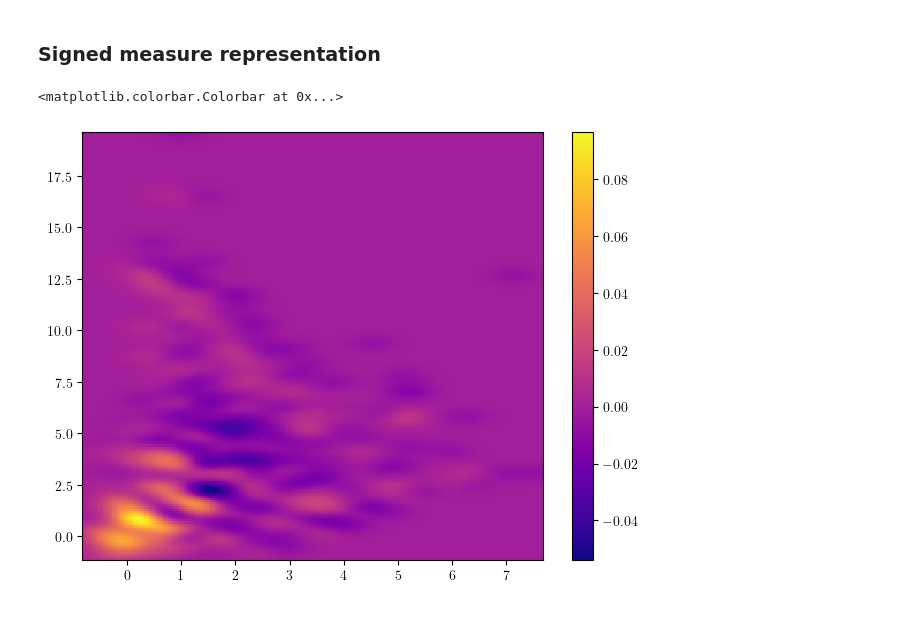
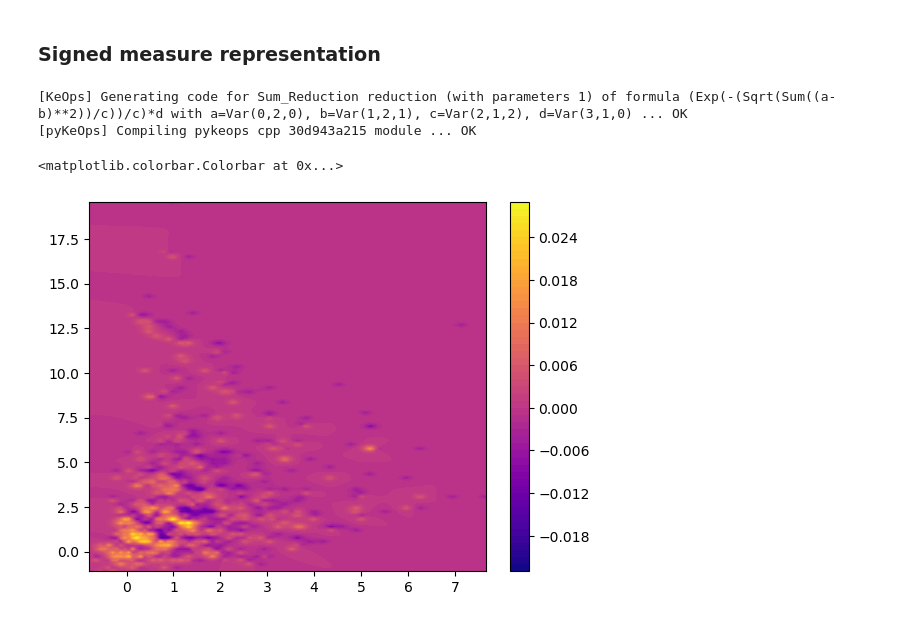
Before and after one commit to DavidLapous/multipers, a Jupyter notebook: docs/notebooks/immuno_img.ipynb, the cells around one changed output. Saved outputs shown, nothing was run; the diff lists cells and outputs as text; code cells hidden in the pictures.

```diff
--- a/docs/notebooks/immuno_img.ipynb
+++ b/docs/notebooks/immuno_img.ipynb
@@ -14,3 +14,7 @@ from multipers.plots import plot_signed_measure, plot_surface
 ## Dataset
 # %% [markdown]
 This dataset can be retrieved at [this address](https://github.com/MultiparameterTDAHistology/SpatialPatterningOfImmuneCells).
+# %%
+from pathlib import Path
+DATASET_PATH=Path("~/Datasets/").expanduser()
+!ls {DATASET_PATH}/LargeHypoxicRegion*
@@ -17,14 +24,14 @@ This dataset can be retrieved at [this address](https://github.com/Multiparamete
 # %%
-def get_immuno(i, DATASET_PATH=expanduser("~/Datasets/")):
-    immu_dataset = read_csv(DATASET_PATH+f"LargeHypoxicRegion{i}.csv")
+def get_immuno(i):
+    immu_dataset = read_csv(DATASET_PATH / f"LargeHypoxicRegion{i}.csv")
     X = np.array(immu_dataset['x'])
     X /= np.max(X)
     Y = np.asarray(immu_dataset['y'])
-    Y /= np.max(Y)
+    Y = Y/np.max(Y)
     labels = LabelEncoder().fit_transform(immu_dataset['Celltype'])
-    return np.concatenate([X[:,None], Y[:,None]], axis=1), labels
+    return np.concatenate([X[:,None], Y[:,None]], axis=1), labels, immu_dataset['Celltype']
 # %%
-X, labels = get_immuno(1)
+X, labels, label_names = get_immuno(1)
 idx = labels<=1 # we only take two labels for the plot
 x = X[idx]
 y = labels[idx]
@@ -41,5 +48,6 @@ from multipers.filtrations.density import KDE
 ## The rest of the code should still work without this constraint
 _labels = [0,2] # np.unique(labels)
 resolution=100
-grid = mp.grids.compute_grid(np.asarray([[0,1.]]*X.shape[1]), strategy="regular", resolution=resolution, dense=True)
+grid = mp.grids.compute_grid(np.asarray([[0,1.]]*X.shape[1]), strategy="regular", resolution=resolution)
+grid = mp.grids.todense(grid)
 densities = np.concatenate([KDE(bandwidth=.01, return_log=True).fit((x:=X[labels==idx])).score_samples(grid).reshape(*[resolution]*X.shape[1],1) for idx in _labels], axis=-1)
@@ -113,10 +123,12 @@ And signed measures can also be turned into a vector via a simple convolution
 # %%
 ## The Hilbert signed measure, convolved with an exponential kernel
 from multipers.filtrations.density import convolution_signed_measures
-img_grid = mp.grids.compute_grid(smh, strategy="regular", resolution=200)
+img_grid = mp.grids.compute_grid(smh[0][0].T, strategy="regular", resolution=200)
 img = convolution_signed_measures([smh], img_grid, bandwidth=.1, flatten=False, kernel = "exponential")
 stuff= plot_surface(img_grid, img.squeeze(), cmap="plasma")
 plt.colorbar(stuff)
 # %% [output]
-<matplotlib.colorbar.Colorbar at 0x...>
+[KeOps] Generating code for Sum_Reduction reduction (with parameters 1) of formula (Exp(-(Sqrt(Sum((a-b)**2))/c))/c)*d with a=Var(0,2,0), b=Var(1,2,1), c=Var(2,1,2), d=Var(3,1,0) ... OK
+[pyKeOps] Compiling pykeops cpp 30d943a215 module ... OK
+<matplotlib.colorbar.Colorbar at 0x...>
-[figure, old version]
+[figure, new version]
```
Also changed, not shown: parts of 7 cells of this notebook, 4 other files.
